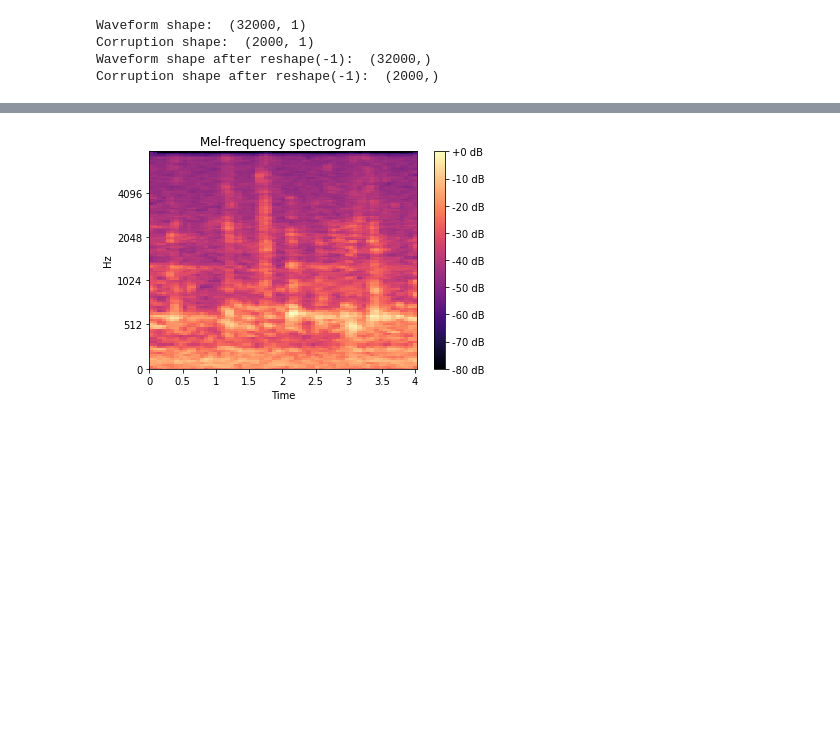
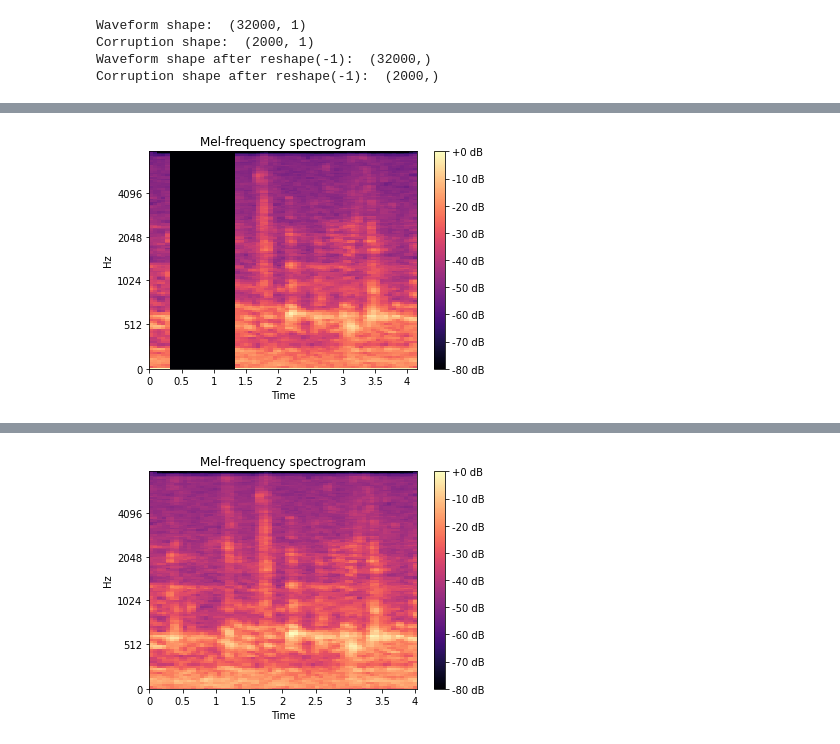
Before and after one commit to LIMUNIMI/TM-Pedretti_Davide-Sound_classification_in_the_presence_of_missing_samples, a Jupyter notebook: Spectrogram_reconstruction.ipynb, the cells around one changed output, grey strips where cells are left out. Cells and saved outputs as stored; diff of their text form; code cells hidden in the pictures; blank space fills up the shorter version.

```diff
--- a/Spectrogram_reconstruction.ipynb
+++ b/Spectrogram_reconstruction.ipynb
@@ -138,0 +143,4 @@ x_mel_norm[:,5:10]=0
+# %%
+plot_spectrogram(x_mel_norm)
+# %% [output]
+[figure, added]
```
Also changed, not shown: parts of 9 cells of this notebook.
